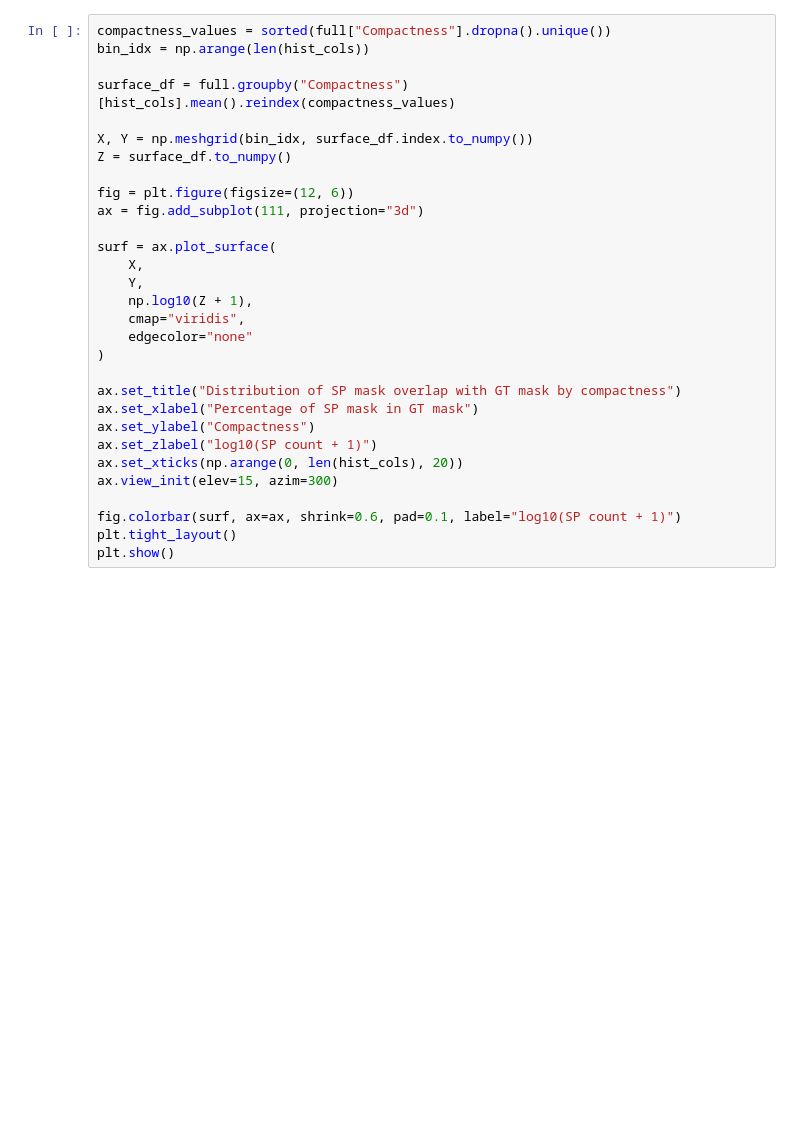
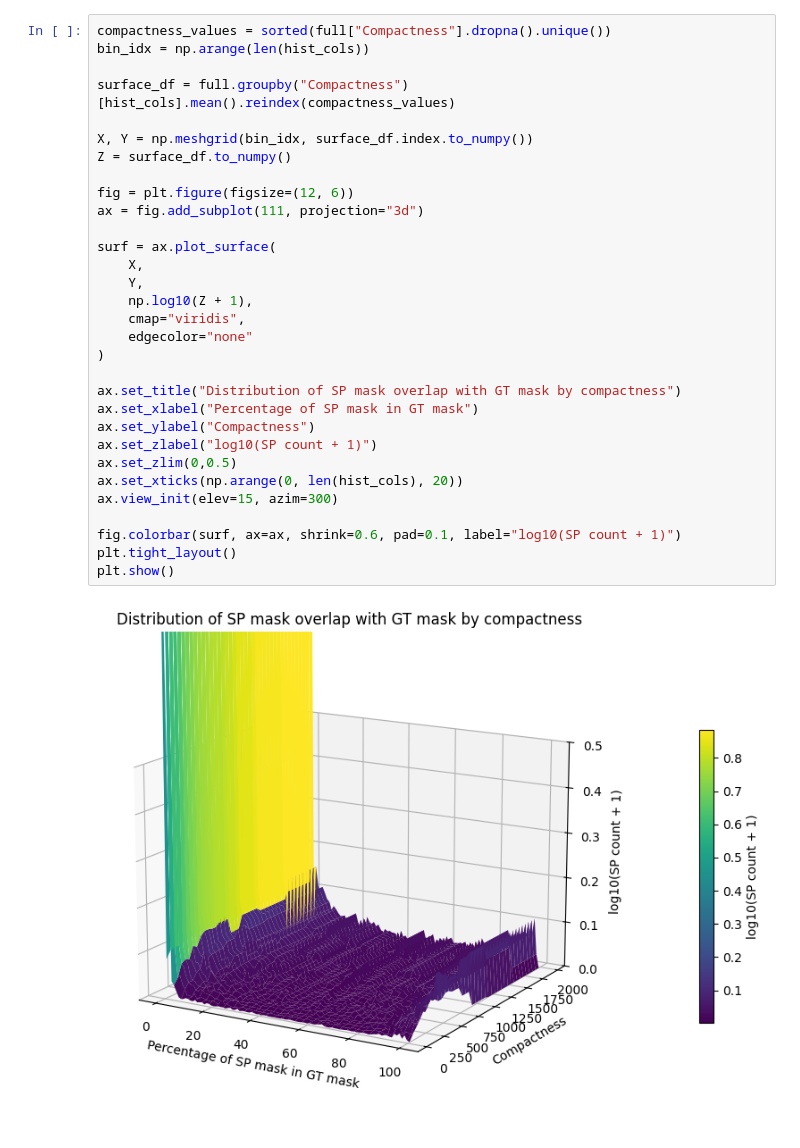
Before and after one commit to segtile/segtile, a Jupyter notebook: benchmark.ipynb, the cells around one changed output. Cells and saved outputs as stored; diff of their text form; blank space fills up the shorter version.

```diff
--- a/benchmark.ipynb
+++ b/benchmark.ipynb
@@ -119,30 +131,33 @@ plt.show()
 # %%
 compactness_values = sorted(full["Compactness"].dropna().unique())
 bin_idx = np.arange(len(hist_cols))
 
 surface_df = full.groupby("Compactness")[hist_cols].mean().reindex(compactness_values)
 
 X, Y = np.meshgrid(bin_idx, surface_df.index.to_numpy())
 Z = surface_df.to_numpy()
 
 fig = plt.figure(figsize=(12, 6))
 ax = fig.add_subplot(111, projection="3d")
 
 surf = ax.plot_surface(
 	X,
 	Y,
 	np.log10(Z + 1),
 	cmap="viridis",
 	edgecolor="none"
 )
 
 ax.set_title("Distribution of SP mask overlap with GT mask by compactness")
 ax.set_xlabel("Percentage of SP mask in GT mask")
 ax.set_ylabel("Compactness")
 ax.set_zlabel("log10(SP count + 1)")
+ax.set_zlim(0,0.5)
 ax.set_xticks(np.arange(0, len(hist_cols), 20))
 ax.view_init(elev=15, azim=300)
 
 fig.colorbar(surf, ax=ax, shrink=0.6, pad=0.1, label="log10(SP count + 1)")
 plt.tight_layout()
 plt.show()
+# %% [output]
+[figure, added]
```
Also changed, not shown: parts of 4 cells of this notebook, 4 other files.
